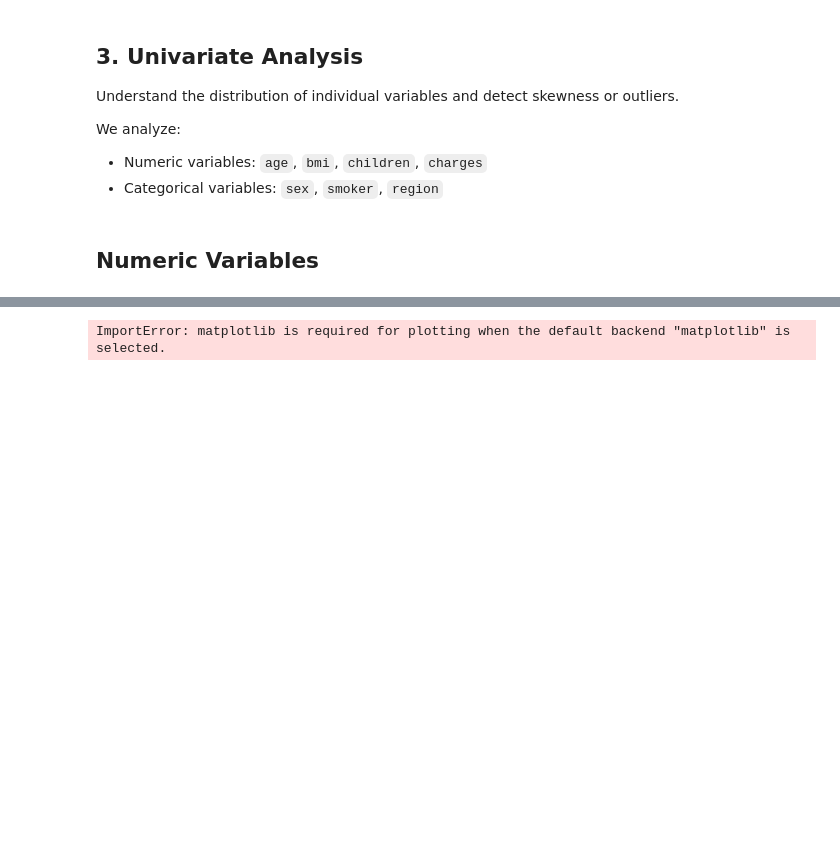
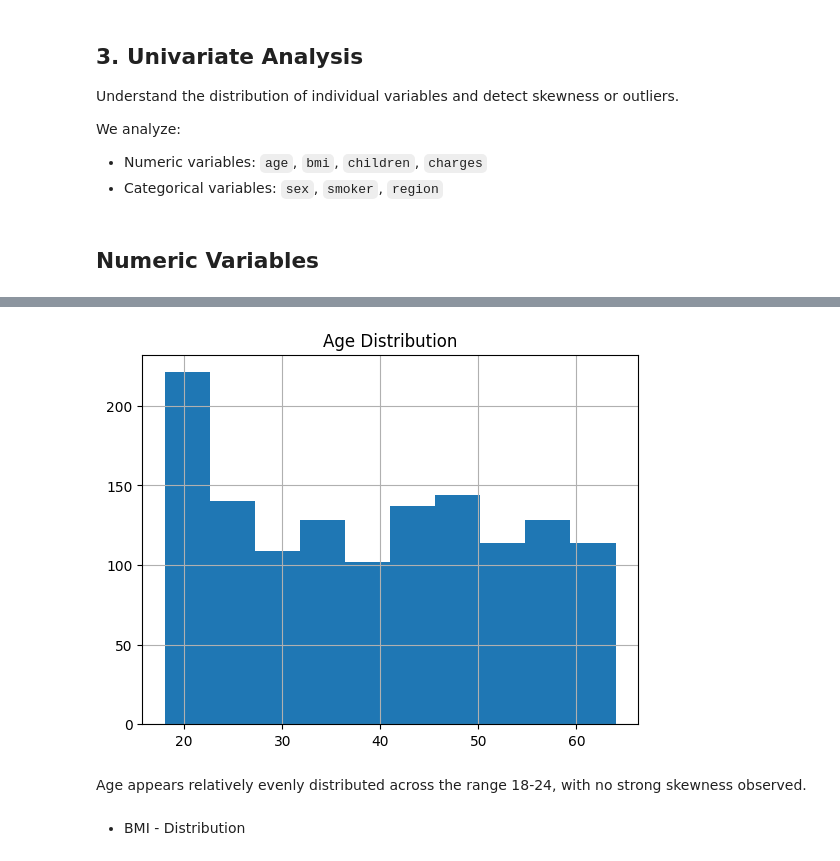
Before and after one commit to MKlim22/insurance-cost-analysis, a Jupyter notebook: notebooks/02_eda.ipynb, the cells around one changed output, grey strips where cells are left out. Cells and saved outputs as stored; diff of their text form; code cells hidden in the pictures; blank space fills up the shorter version.

```diff
--- a/notebooks/02_eda.ipynb
+++ b/notebooks/02_eda.ipynb
@@ -99,5 +80,10 @@ We analyze:
 # %%
-df["age"].describe()
 df["age"].hist()
+plt.title("Age Distribution")
+plt.show()
 # %% [output]
-ImportError: matplotlib is required for plotting when the default backend "matplotlib" is selected.
+[figure, added]
+# %% [markdown]
+Age appears relatively evenly distributed across the range 18-24, with no strong skewness observed.
+# %% [markdown]
+- BMI - Distribution
```
Also changed, not shown: parts of 41 cells of this notebook.
